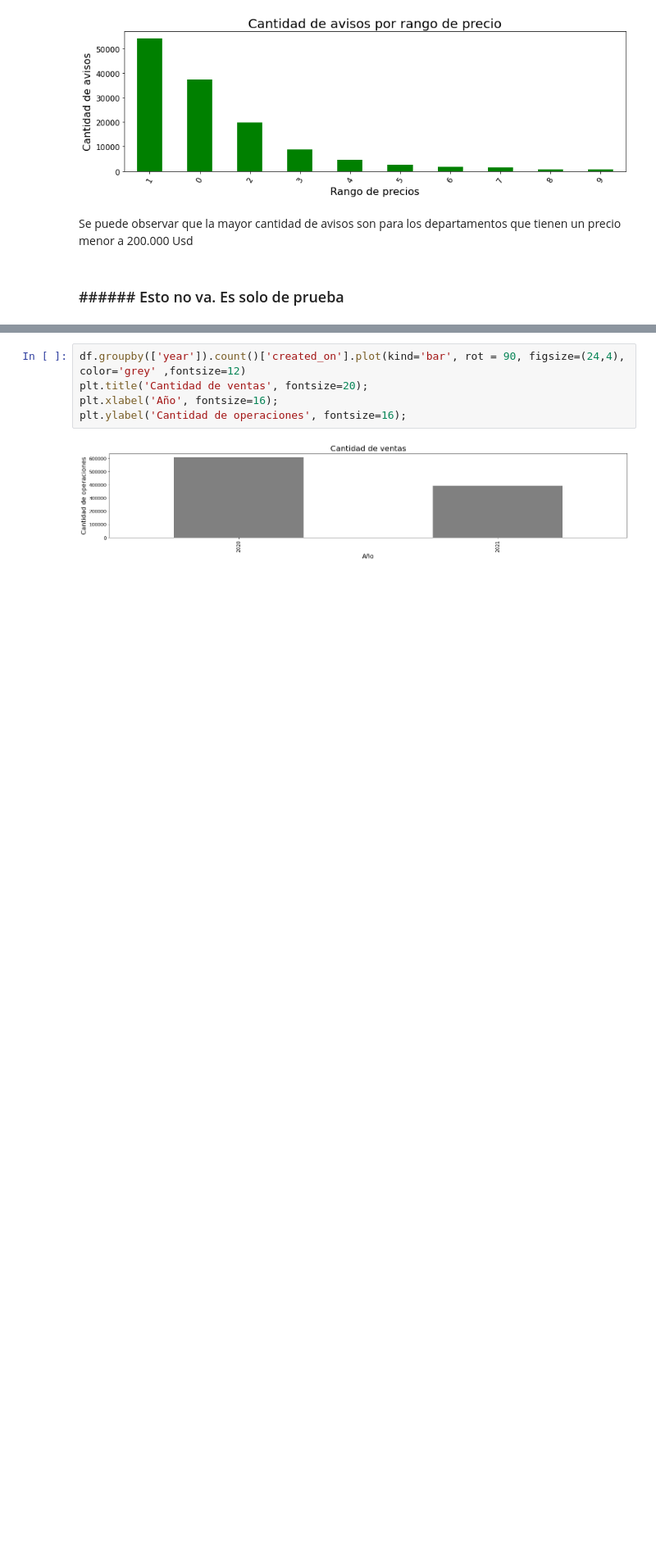
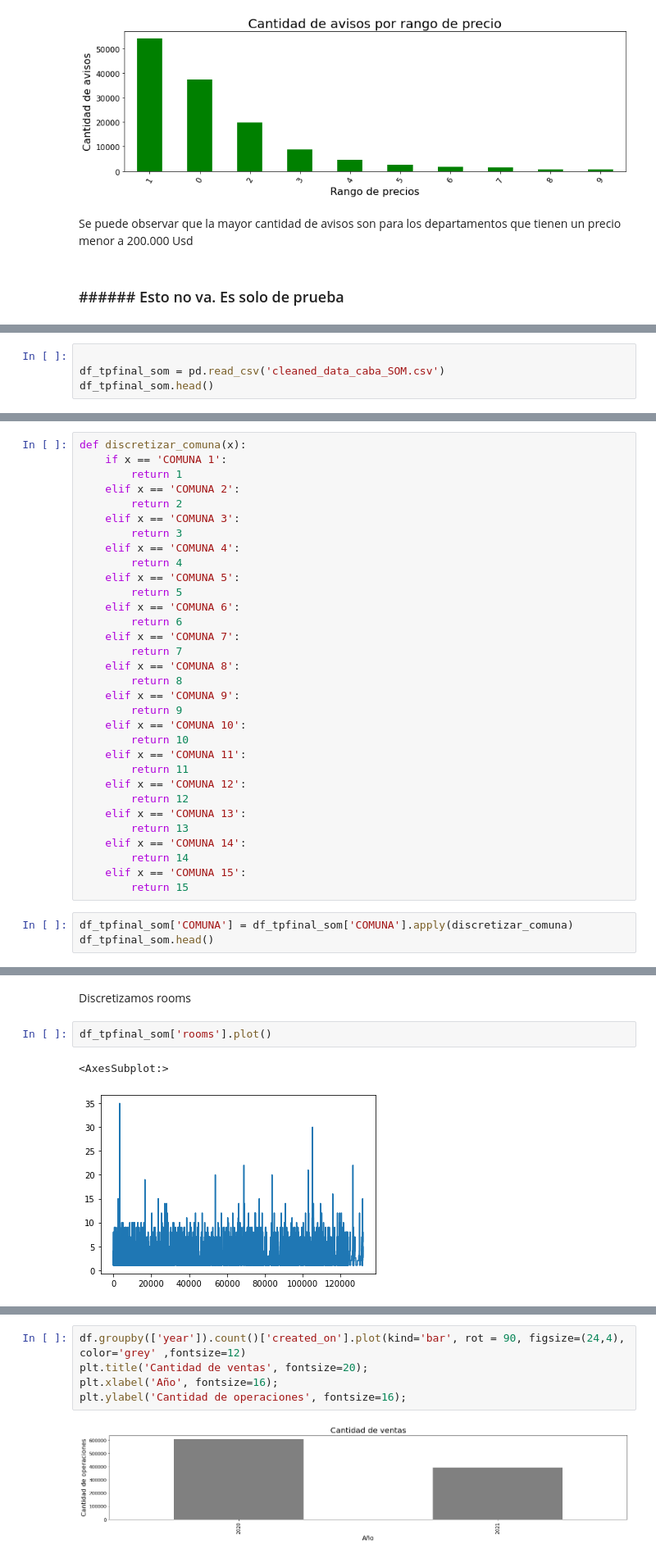
Before and after one commit to crisnicogonzalez/tp-final-isi, a Jupyter notebook: tp-analisis-2022.ipynb, the cells around one changed output, grey strips where cells are left out. Shown at 82% size. Saved outputs shown, nothing was run; the diff lists cells and outputs as text; blank space fills up the shorter version.

```diff
--- a/tp-analisis-2022.ipynb
+++ b/tp-analisis-2022.ipynb
@@ -434,0 +447,4 @@ Se puede observar que la mayor cantidad de avisos son para los departamentos que
+# %%
+
+df_tpfinal_som = pd.read_csv('cleaned_data_caba_SOM.csv')
+df_tpfinal_som.head()
@@ -434,0 +460,35 @@ Se puede observar que la mayor cantidad de avisos son para los departamentos que
+# %%
+def discretizar_comuna(x):
+    if x == 'COMUNA 1':
+        return 1
+    elif x == 'COMUNA 2':
+        return 2
+    elif x == 'COMUNA 3':
+        return 3
+    elif x == 'COMUNA 4':
+        return 4
+    elif x == 'COMUNA 5':
+        return 5
+    elif x == 'COMUNA 6':
+        return 6
+    elif x == 'COMUNA 7':
+        return 7
+    elif x == 'COMUNA 8':
+        return 8
+    elif x == 'COMUNA 9':
+        return 9
+    elif x == 'COMUNA 10':
+        return 10
+    elif x == 'COMUNA 11':
+        return 11
+    elif x == 'COMUNA 12':
+        return 12
+    elif x == 'COMUNA 13':
+        return 13
+    elif x == 'COMUNA 14':
+        return 14
+    elif x == 'COMUNA 15':
+        return 15
+# %%
+df_tpfinal_som['COMUNA'] = df_tpfinal_som['COMUNA'].apply(discretizar_comuna)
+df_tpfinal_som.head()
@@ -434,0 +502,7 @@ Se puede observar que la mayor cantidad de avisos son para los departamentos que
+# %% [markdown]
+Discretizamos rooms
+# %%
+df_tpfinal_som['rooms'].plot()
+# %% [output]
+<AxesSubplot:>
+[figure, added]
```
Also changed, not shown: parts of 30 cells of this notebook.
